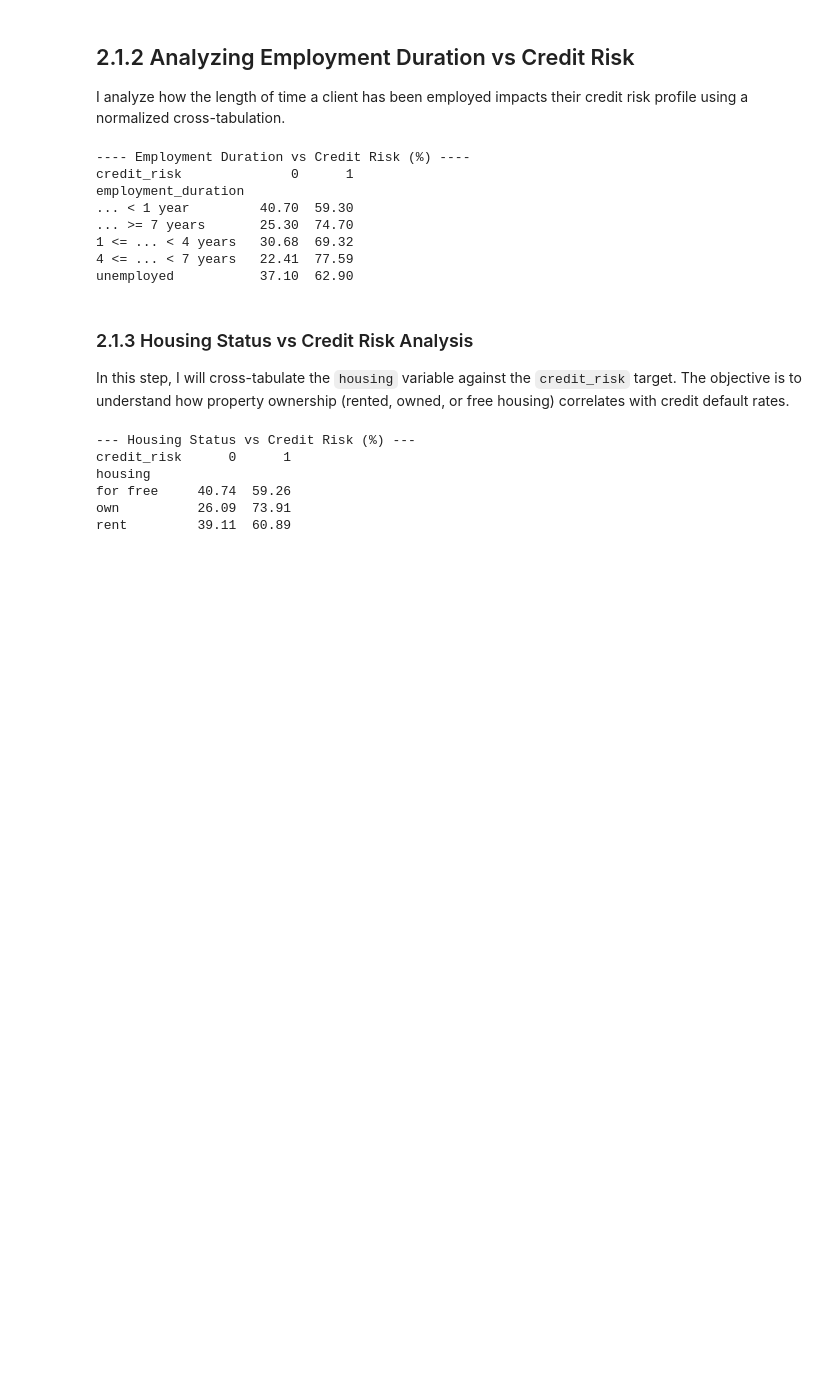
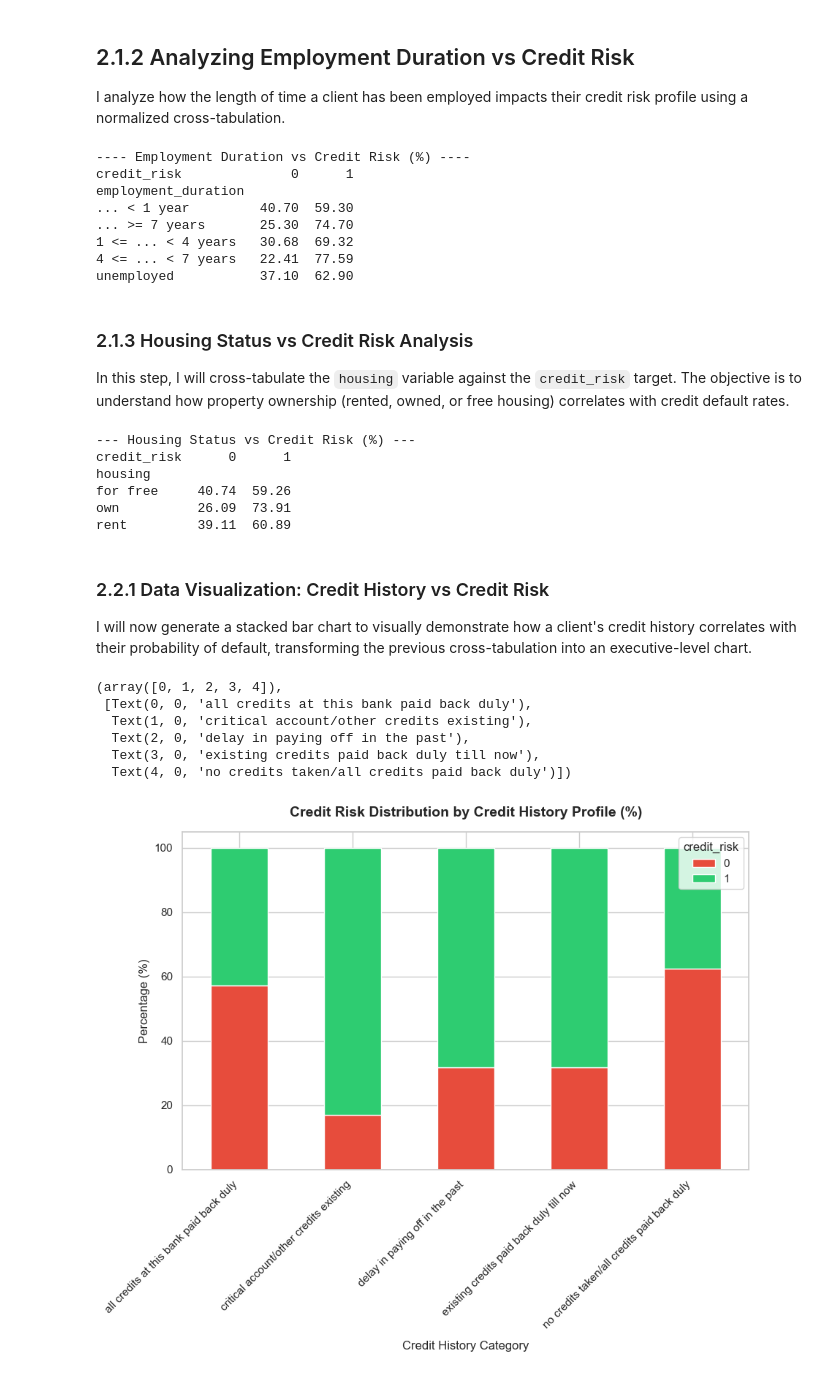
Before and after one commit to Rafaeldovale/credit-risk-assessment, a Jupyter notebook: notebook/exploration.ipynb, the cells around one changed output. Drawn from its saved outputs; the diff is of its cells as text; code cells hidden in the pictures; blank space fills up the shorter version.

```diff
--- a/notebook/exploration.ipynb
+++ b/notebook/exploration.ipynb
@@ -168,3 +172,31 @@ housing
 for free     40.74  59.26
 own          26.09  73.91
 rent         39.11  60.89
+# %% [markdown]
+### 2.2.1 Data Visualization: Credit History vs Credit Risk
+
+I will now generate a stacked bar chart to visually demonstrate how a client's credit history correlates with their probability of default, transforming the previous cross-tabulation into an executive-level chart.
+# %%
+# 1. Reuse the corrs-tabulation data we calculated before
+history_vs_risk = pd.crosstab(df['credit_history'], df['credit_risk'], normalize= "index") * 100
+# %%
+# 2. Set the aesthetic style of the plot
+sns.set_theme(style="whitegrid")
+# %%
+# 3. Plot the stacked bar chart
+# Class 0 (bad) and Class 1 (good)
+history_vs_risk.plot(kind="bar", stacked=True, color=["#e74c3c", "#2ecc71"], figsize=(10, 6))
+
+# 4. Add professional labels and titles
+plt.title("Credit Risk Distribution by Credit History Profile (%)", fontsize=14, fontweight="bold", pad=15)
+plt.xlabel("Credit History Category", fontsize=12, labelpad=10)
+plt.ylabel("Percentage (%)", fontsize=12)
+plt.xticks(rotation=45, ha="right")
+# %% [output]
+(array([0, 1, 2, 3, 4]),
+ [Text(0, 0, 'all credits at this bank paid back duly'),
+  Text(1, 0, 'critical account/other credits existing'),
+  Text(2, 0, 'delay in paying off in the past'),
+  Text(3, 0, 'existing credits paid back duly till now'),
+  Text(4, 0, 'no credits taken/all credits paid back duly')])
+[figure, added]
```
Also changed, not shown: parts of 8 cells of this notebook, 1 other file.
